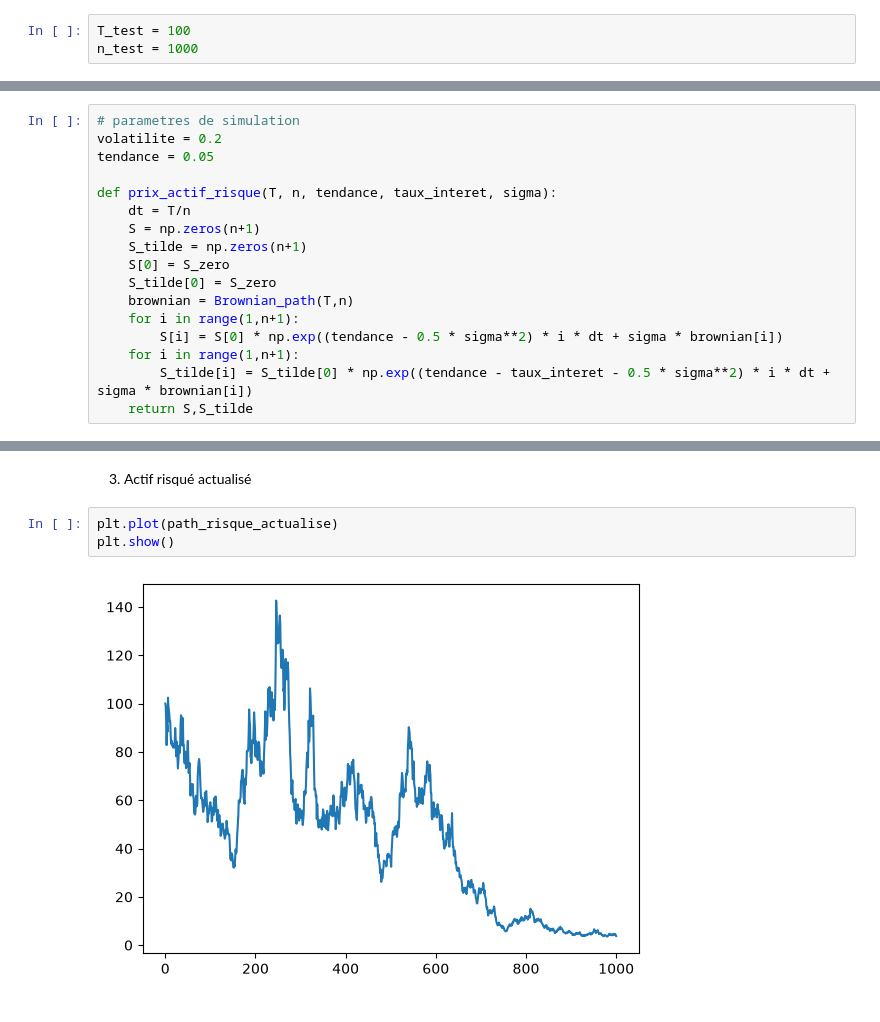
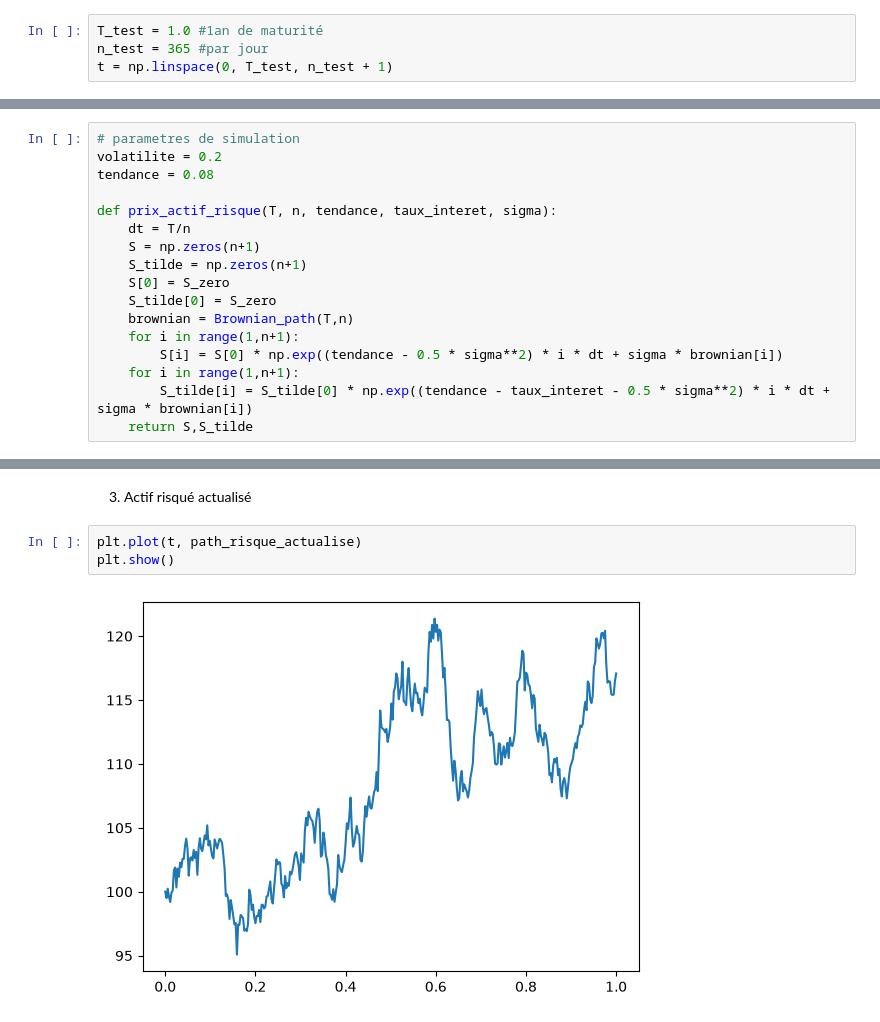
Before and after one commit to voegtlejules/heston_model, a Jupyter notebook: notebooks/PIR.ipynb, the cells around one changed output, grey strips where cells are left out. Drawn from its saved outputs; the diff is of its cells as text.

```diff
--- a/notebooks/PIR.ipynb
+++ b/notebooks/PIR.ipynb
@@ -10,8 +10,9 @@ print("Environnement configuré avec succès !")
 # %% [output]
 Environnement configuré avec succès !
 # %%
-T_test = 100
-n_test = 1000
+T_test = 1.0 #1an de maturité
+n_test = 365 #par jour
+t = np.linspace(0, T_test, n_test + 1)
 # %% [markdown]
 # Brownian Motion
 # %%
@@ -55,7 +56,7 @@ plt.show()
 # %%
 # parametres de simulation
 volatilite = 0.2
-tendance = 0.05
+tendance = 0.08
 
 def prix_actif_risque(T, n, tendance, taux_interet, sigma):
     dt = T/n
@@ -78,7 +79,7 @@ plt.show()
 # %% [markdown]
 3. Actif risqué actualisé
 # %%
-plt.plot(path_risque_actualise)
+plt.plot(t, path_risque_actualise)
 plt.show()
 # %% [output]
-[figure, old version]
+[figure, new version]
```
Also changed, not shown: parts of 5 cells of this notebook.
